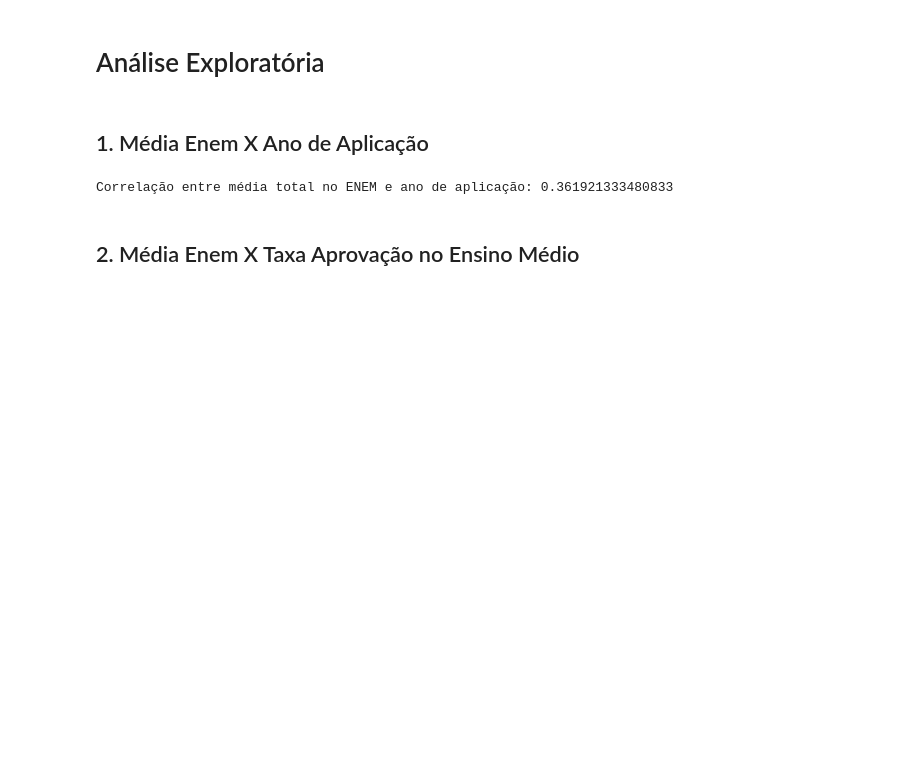
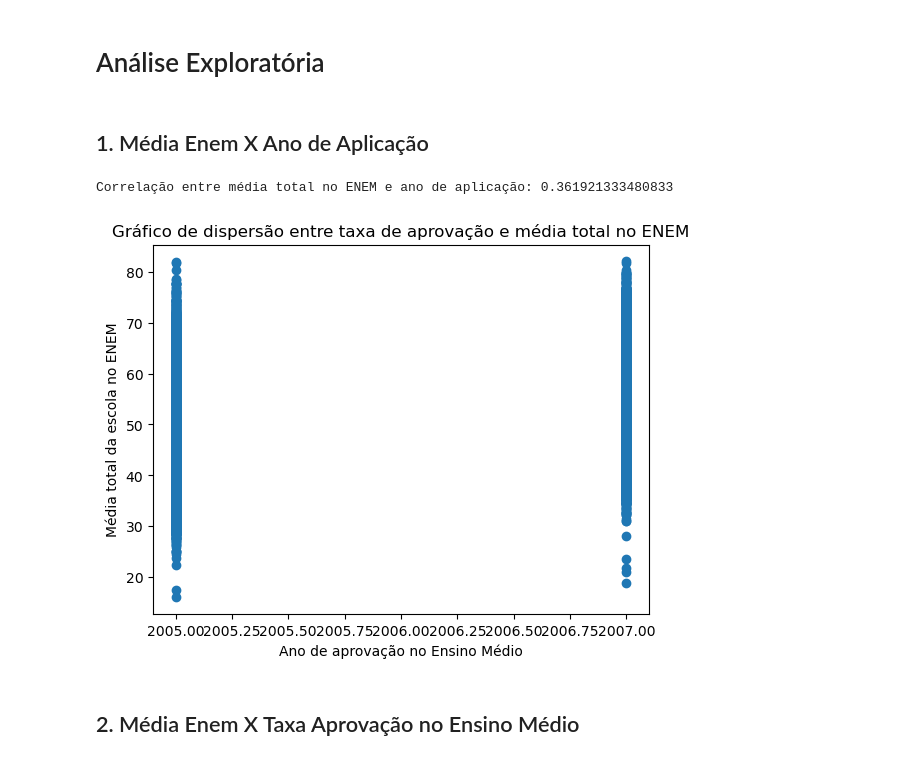
Before and after one commit to LuanaPLGuimaraes/Grupo12A_Projeto2_CDados, a Jupyter notebook: mineracao.ipynb, the cells around one changed output. Cells and saved outputs as stored; diff of their text form; code cells hidden in the pictures; blank space fills up the shorter version.

```diff
--- a/mineracao.ipynb
+++ b/mineracao.ipynb
@@ -68,10 +68,16 @@ dados.head(70)
 # %%
 # Análise de target quantitativa e feature quantitativa
 
 # Grau de correlação entre ano de aplicação e média total no ENEM
 print(f'Correlação entre média total no ENEM e ano de aplicação: {dados.ANO.corr(dados.MEDIA_TOTAL_ENEM)}')
+
+plt.scatter(dados.ANO, dados.MEDIA_TOTAL_ENEM)
+plt.title('Gráfico de dispersão entre taxa de aprovação e média total no ENEM')
+plt.xlabel('Ano de aprovação no Ensino Médio')
+plt.ylabel('Média total da escola no ENEM');
 # %% [output]
 Correlação entre média total no ENEM e ano de aplicação: 0.361921333480833
+[figure, added]
 # %% [markdown]
 ## 2. Média Enem X Taxa Aprovação no Ensino Médio
 # %%
```
Also changed, not shown: parts of 5 cells of this notebook.
